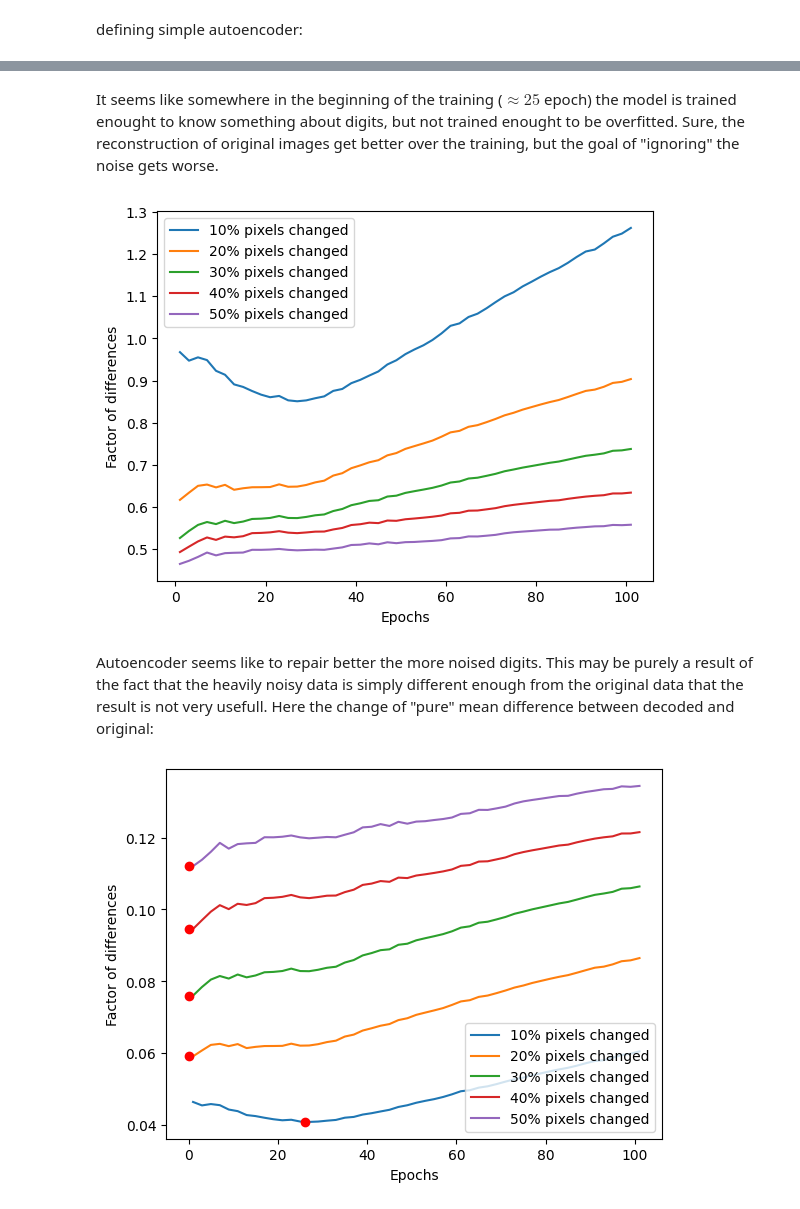
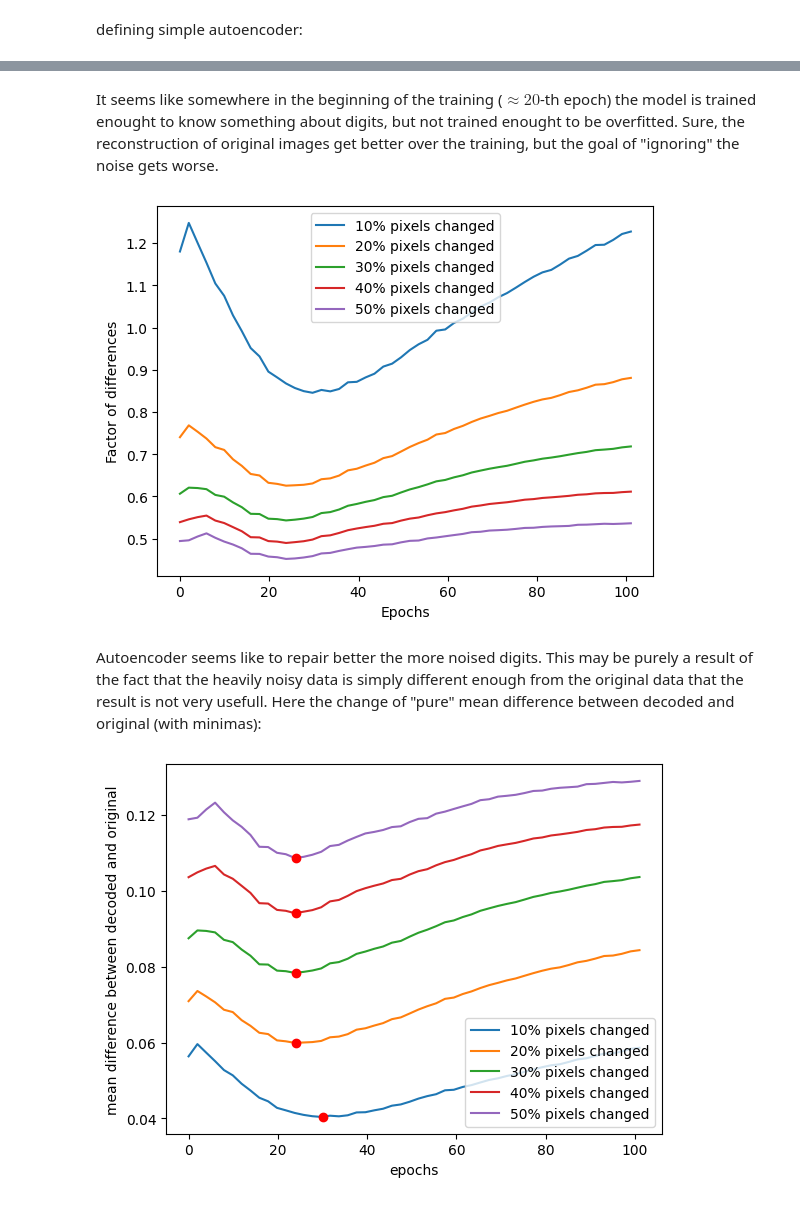
Before and after one commit to kebabee/autoencoder-memory, a Jupyter notebook: associative_autoencoder.ipynb, the cells around one changed output, grey strips where cells are left out. Saved outputs shown, nothing was run; the diff lists cells and outputs as text; code cells hidden in the pictures.

```diff
--- a/associative_autoencoder.ipynb
+++ b/associative_autoencoder.ipynb
@@ -89,23 +78,23 @@ Autoecnoder learned digits for 100 epochs, it is tested for two selected test da
 # %%
-autoencoder.fit(selected_digits, selected_digits, epochs=50, batch_size=100, shuffle=True)
+autoencoder.fit(selected_digits, selected_digits, epochs=50, batch_size=200, shuffle=True)
 #autoencoder.save('simple_autoencoder.h5')
 
 def plot_images(original, noisy, reconstructed, n):
     plt.figure(figsize=(20, 6))
     for i in range(n):
-        # Display original
+        # display original
         ax = plt.subplot(3, n, i + 1)
         plt.imshow(noisy[90*i].reshape(28, 28))
         plt.title("noisy")
         plt.axis('off')
 
-        # Display noisy
+        # display noisy
         ax = plt.subplot(3, n, i + 1 + n)
         plt.imshow(original[90*i].reshape(28, 28))
         plt.title("original")
         plt.axis('off')
 
-        # Display reconstruction
+        # display reconstruction
         ax = plt.subplot(3, n, i + 1 + 2 * n)
         plt.imshow(reconstructed[90*i].reshape(28, 28))
         plt.title("Reconstructed")
@@ -119,7 +108,7 @@ plot_images(selected_digits, rand20_digits, decoded_imgs, n=12)
 mean_diff_noisy_original = np.mean(np.abs(selected_digits - rand20_digits))
 mean_diff_decoded_original = np.mean(np.abs(selected_digits - decoded_imgs))
 
-print(f"Mean difference between original and first 30% noised: {mean_diff_noisy_original}")
+print(f"Mean difference between original and 20% noised: {mean_diff_noisy_original}")
 print(f"Mean difference between original and reconstructed: {mean_diff_decoded_original}")
 # %% [output]
 Epoch 1/50
@@ -188,7 +177,7 @@ mean_diff_rand30_original = np.mean(np.abs(selected_digits - rand30_digits))
 mean_diff_rand40_original = np.mean(np.abs(selected_digits - rand40_digits))
 mean_diff_rand50_original = np.mean(np.abs(selected_digits - rand50_digits))
 
-epochs = np.linspace(1, 101, 51)
+epochs = np.linspace(0, 101, 52)
 #epochs = [10,20,30]
 for e in epochs:
   autoencoder = Model(input_img, decoded)
@@ -293,5 +282,5 @@ plt.show()
 # %% [markdown]
-It seems like somewhere in the beginning of the training ($\approx 25$ epoch) the model is trained enought to know something about digits, but not trained enought to be overfitted. Sure, the reconstruction of original images get better over the training, but the goal of "ignoring" the noise gets worse.
+It seems like somewhere in the beginning of the training ($\approx 20$-th epoch) the model is trained enought to know something about digits, but not trained enought to be overfitted. Sure, the reconstruction of original images get better over the training, but the goal of "ignoring" the noise gets worse.
 # %%
 plt.plot(epochs, a_rand10, label='10% pixels changed')
 plt.plot(epochs, a_rand20, label='20% pixels changed')
@@ -303,23 +292,23 @@ plt.ylabel('Factor of differences')
 plt.legend()
 plt.show()
 # %% [output]
-[figure, old version]
+[figure, new version]
 # %% [markdown]
-Autoencoder seems like to repair better the more noised digits. This may be purely a result of the fact that the heavily noisy data is simply different enough from the original data that the result is not very usefull. Here the change of "pure" mean difference between decoded and original:
+Autoencoder seems like to repair better the more noised digits. This may be purely a result of the fact that the heavily noisy data is simply different enough from the original data that the result is not very usefull. Here the change of "pure" mean difference between decoded and original (with minimas):
 # %%
 plt.plot(epochs, diff_rand10, label='10% pixels changed')
 plt.plot(epochs, diff_rand20, label='20% pixels changed')
 plt.plot(epochs, diff_rand30, label='30% pixels changed')
 plt.plot(epochs, diff_rand40, label='40% pixels changed')
 plt.plot(epochs, diff_rand50, label='50% pixels changed')
 plt.plot(2*np.argmin(diff_rand10),np.min(diff_rand10),'ro')
 plt.plot(2*np.argmin(diff_rand20),np.min(diff_rand20),'ro')
 plt.plot(2*np.argmin(diff_rand30),np.min(diff_rand30),'ro')
 plt.plot(2*np.argmin(diff_rand40),np.min(diff_rand40),'ro')
 plt.plot(2*np.argmin(diff_rand50),np.min(diff_rand50),'ro')
-plt.xlabel('Epochs')
-plt.ylabel('Factor of differences')
+plt.xlabel('epochs')
+plt.ylabel('mean difference between decoded and original')
 plt.legend()
 plt.show()
 # %% [output]
-[figure, old version]
+[figure, new version]
```
Also changed, not shown: parts of 20 cells of this notebook.
